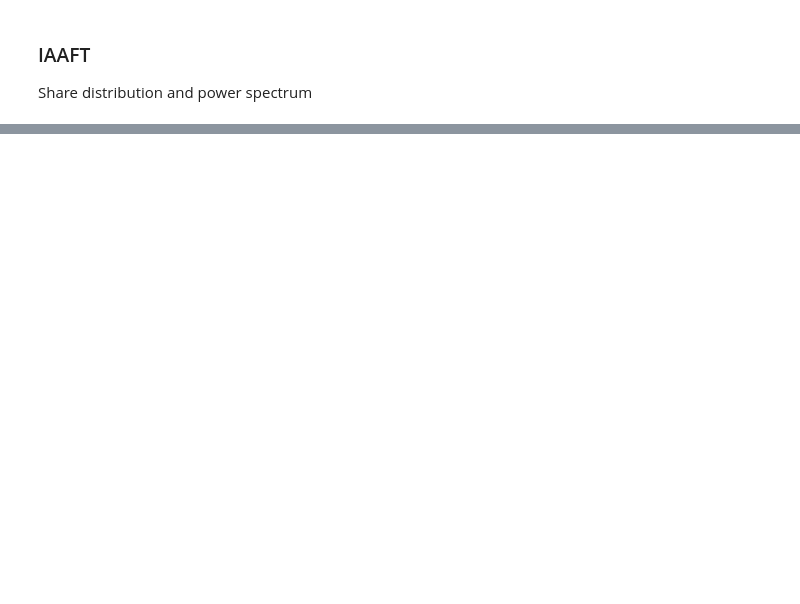
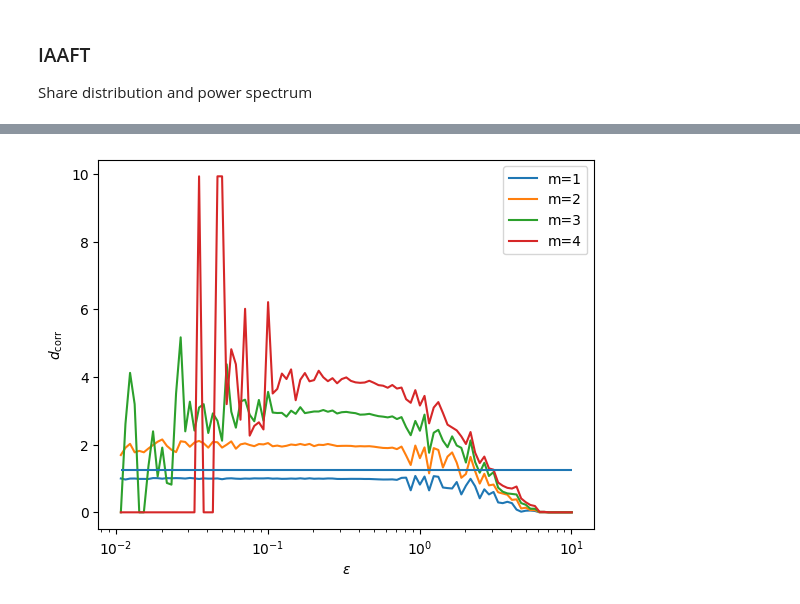
Before and after one commit to LucaGawa/Surrogates, a Jupyter notebook: surrogates.ipynb, the cells around one changed output, grey strips where cells are left out. Drawn from its saved outputs; the diff is of its cells as text; code cells hidden in the pictures; blank space fills up the shorter version.

```diff
--- a/surrogates.ipynb
+++ b/surrogates.ipynb
@@ -238,21 +290,5 @@ $
 # %%
-henon, msg = tiseano('/home/luca/bin/henon', '-l512', silent=True)
-
-def A1(x):
-    n = x.shape[0]
-    # print(n)
-    mu = x.mean()
-    denominator = 0
-    for i in range(n):
-        denominator += (x[i]-mu)**2
-    denominator/n
-
-    result = 0
-    for i in range(n):
-        result += (x[i]-mu)*(x[(i+1)%n]-mu)/denominator
-
-    # print(f"res = {result}")
-    return result/(n-1)
+henon, msg = tiseano('/home/luca/bin/henon', '-l1000', silent=True)
 
 def T(x):
     n = x.shape[0]
@@ -279,0 +340,66 @@ res = 3.3273764979724114
+# %%
+# d2, msg = tiseanio('/home/luca/bin/d2', data=henon[:,0], silent=True)
+
+print(ar2_data)
+print(henon[:,0])
+
+d2, msg = tiseanio('/home/luca/bin/d2', data=ar2_data, silent=True)
+
+corr_dim = d2[0]
+corr_sum = d2[1]
+
+dim = np.arange(0, len(corr_dim), 99)
+
+for i in range(4):
+    plt.plot(corr_dim[dim[i]:dim[i+1],0], corr_dim[dim[i]:dim[i+1],1], label=f"m={i+1}")
+
+plt.hlines(1.25, min(corr_dim[:,0]), max(corr_dim[:,0]))
+plt.xscale('log')
+plt.xlabel("$\\varepsilon$")
+plt.ylabel("$d_\mathrm{corr}$")
+plt.legend()
+plt.show()
+
+for i in range(4):
+    plt.plot(corr_sum[dim[i]:dim[i+1],0], corr_sum[dim[i]:dim[i+1],1], label=f"m={i+1}")
+
+# plt.hlines(1.25, min(corr_sum[:,0]), max(corr_sum[:,0]))
+plt.xscale('log')
+plt.yscale('log')
+plt.xlabel("$\\varepsilon$")
+plt.ylabel("$C(\\varepsilon)$")
+plt.legend()
+plt.show()
+
+# Surogates
+
+sur_henon = FS_phase(henon[:,0])
+
+d2, msg = tiseanio('/home/luca/bin/d2', data=sur_henon, silent=True)
+
+corr_dim = d2[0]
+corr_sum = d2[1]
+
+dim = np.arange(0, len(corr_dim), 99)
+
+for i in range(4):
+    plt.plot(corr_dim[dim[i]:dim[i+1],0], corr_dim[dim[i]:dim[i+1],1], label=f"m={i+1}")
+
+plt.hlines(1.25, min(corr_dim[:,0]), max(corr_dim[:,0]))
+plt.xscale('log')
+plt.xlabel("$\\varepsilon$")
+plt.ylabel("$d_\mathrm{corr}$")
+plt.legend()
+plt.show()
+
+for i in range(4):
+    plt.plot(corr_sum[dim[i]:dim[i+1],0], corr_sum[dim[i]:dim[i+1],1], label=f"m={i+1}")
+
+# plt.hlines(1.25, min(corr_sum[:,0]), max(corr_sum[:,0]))
+plt.xscale('log')
+plt.yscale('log')
+plt.xlabel("$\\varepsilon$")
+plt.ylabel("$C(\\varepsilon)$")
+plt.legend()
+plt.show()
+# %% [output]
@@ -279,0 +423 @@ res = 3.3273764979724114
+[figure, added]
```
Also changed, not shown: parts of 21 cells of this notebook.
